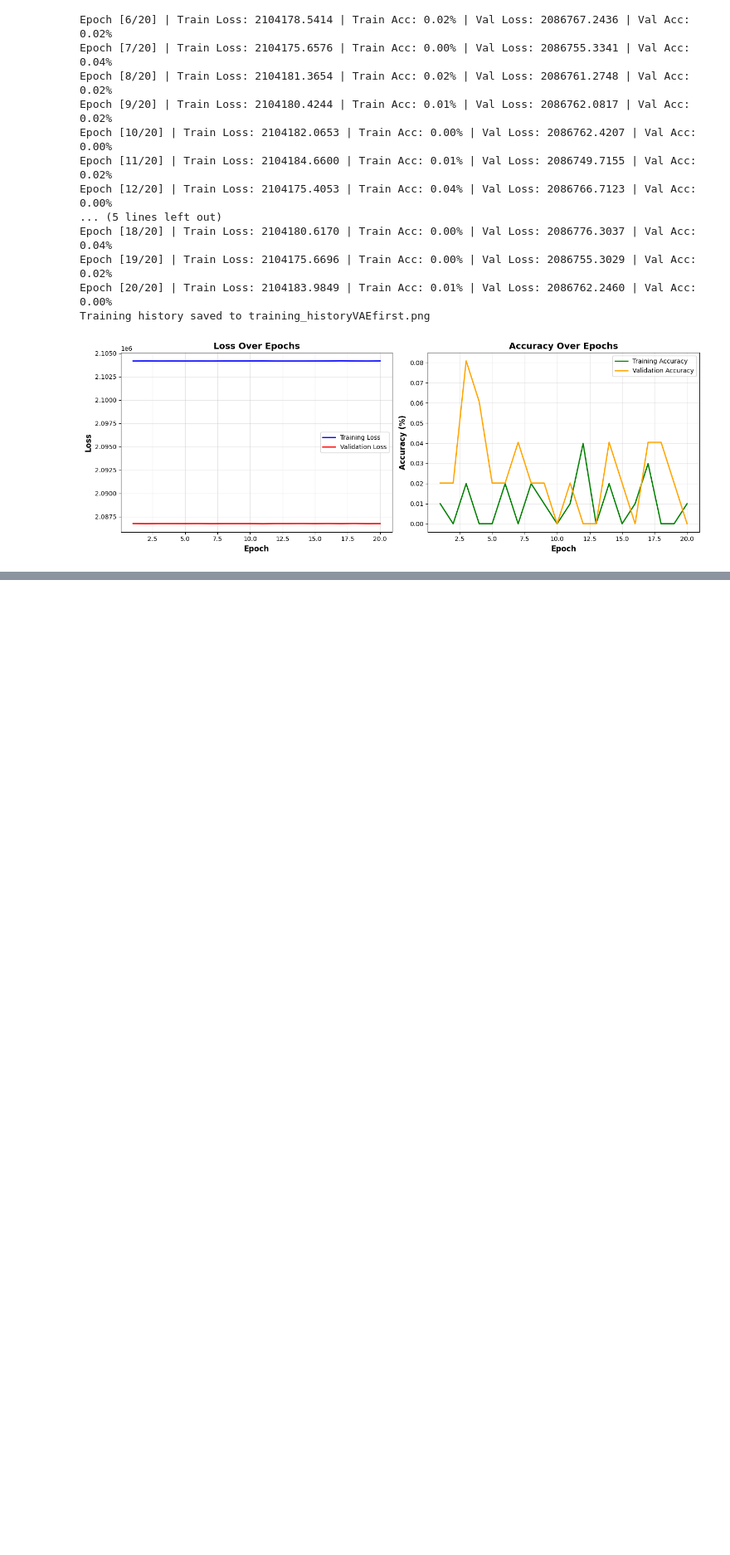
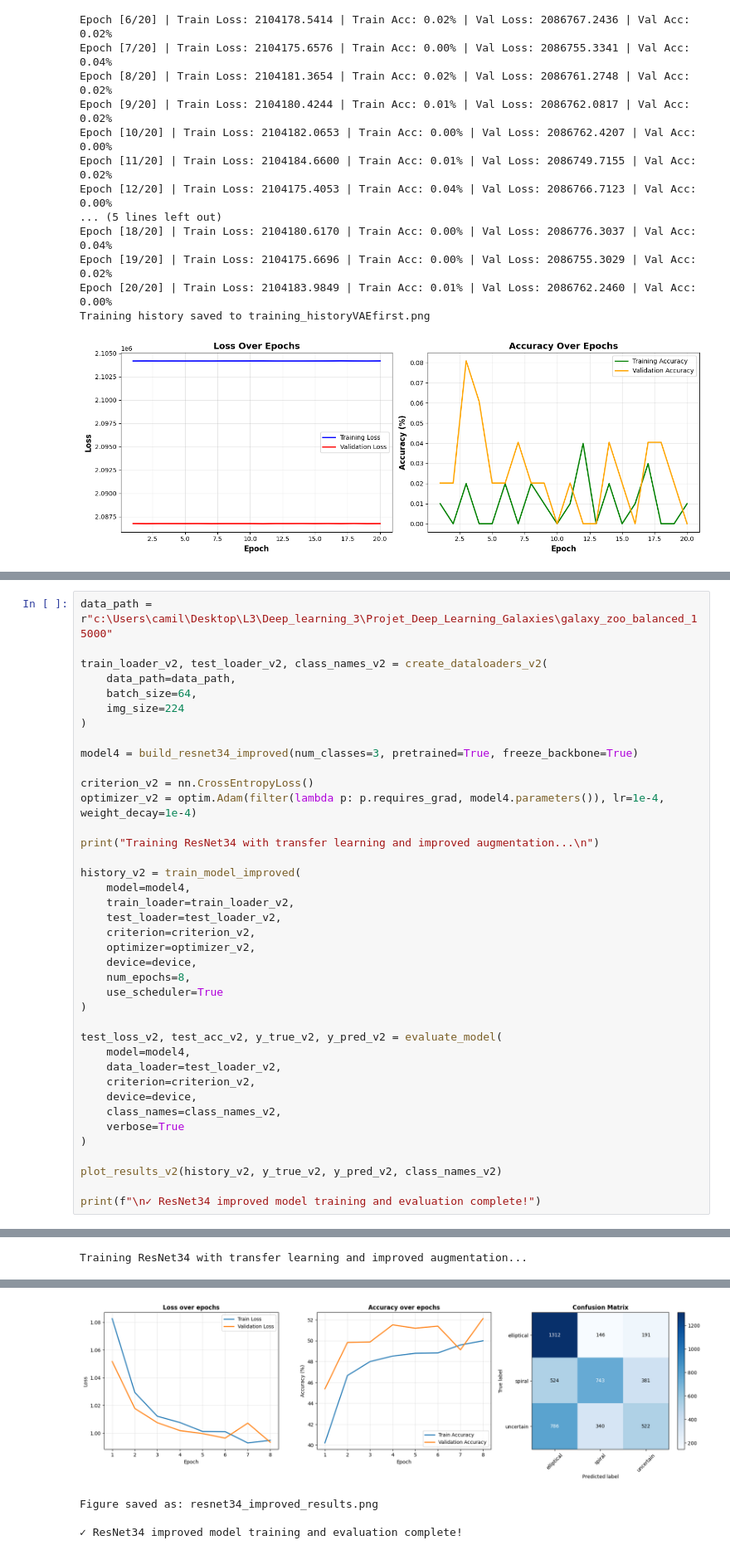
Before and after one commit to camilledussauchoy-glitch/Projet_Deep_Learning_Galaxies, a Jupyter notebook: main.ipynb, the cells around one changed output, grey strips where cells are left out. Shown at 83% size. Cells and saved outputs as stored; diff of their text form; blank space fills up the shorter version.

```diff
--- a/main.ipynb
+++ b/main.ipynb
@@ -1468,0 +1919,40 @@ Epoch [17/50] | Loss: 1.0942 | Accuracy: 41.85%
+# %%
+data_path = r"c:\Users\camil\Desktop\L3\Deep_learning_3\Projet_Deep_Learning_Galaxies\galaxy_zoo_balanced_15000"
+
+train_loader_v2, test_loader_v2, class_names_v2 = create_dataloaders_v2(
+    data_path=data_path,
+    batch_size=64,
+    img_size=224
+)
+
+model4 = build_resnet34_improved(num_classes=3, pretrained=True, freeze_backbone=True)
+
+criterion_v2 = nn.CrossEntropyLoss()
+optimizer_v2 = optim.Adam(filter(lambda p: p.requires_grad, model4.parameters()), lr=1e-4, weight_decay=1e-4)
+
+print("Training ResNet34 with transfer learning and improved augmentation...\n")
+
+history_v2 = train_model_improved(
+    model=model4,
+    train_loader=train_loader_v2,
+    test_loader=test_loader_v2,
+    criterion=criterion_v2,
+    optimizer=optimizer_v2,
+    device=device,
+    num_epochs=8,
+    use_scheduler=True
+)
+
+test_loss_v2, test_acc_v2, y_true_v2, y_pred_v2 = evaluate_model(
+    model=model4,
+    data_loader=test_loader_v2,
+    criterion=criterion_v2,
+    device=device,
+    class_names=class_names_v2,
+    verbose=True
+)
+
+plot_results_v2(history_v2, y_true_v2, y_pred_v2, class_names_v2)
+
+print(f"\n✓ ResNet34 improved model training and evaluation complete!")
+# %% [output]
@@ -1468,0 +1960 @@ Epoch [17/50] | Loss: 1.0942 | Accuracy: 41.85%
+Training ResNet34 with transfer learning and improved augmentation...
@@ -1468,0 +1982,4 @@ Epoch [17/50] | Loss: 1.0942 | Accuracy: 41.85%
+[figure, added]
+Figure saved as: resnet34_improved_results.png
+
+✓ ResNet34 improved model training and evaluation complete!
```
Also changed, not shown: parts of 13 cells of this notebook.
